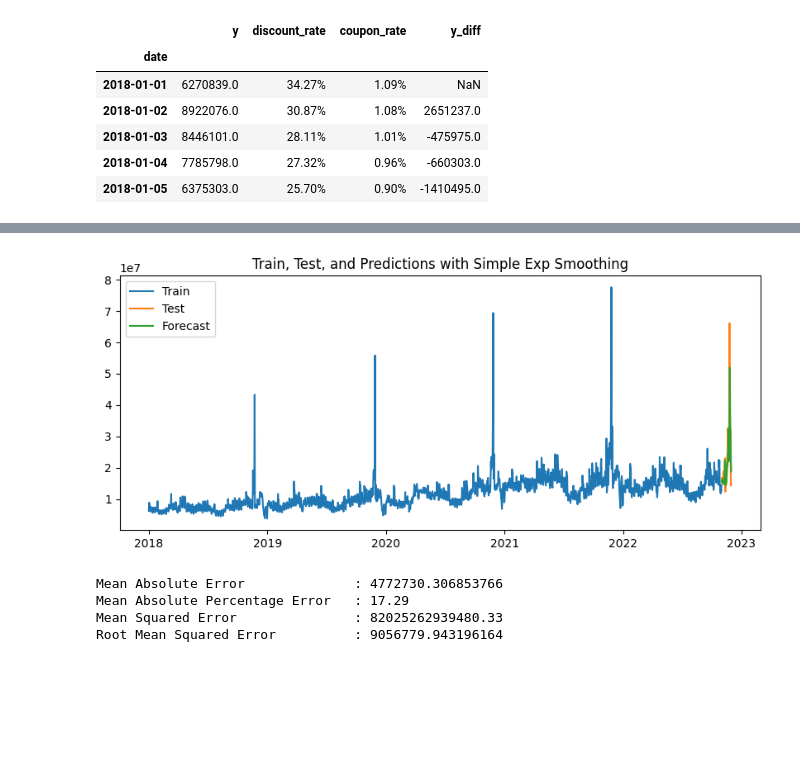
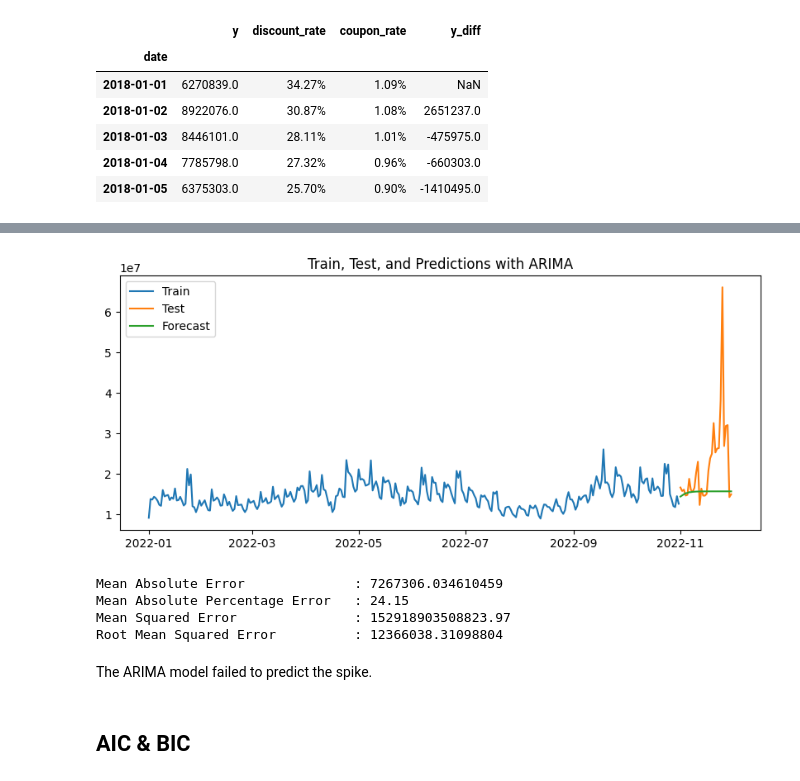
Before and after one commit to ReinerJasin/learn_time_series, a Jupyter notebook: project/7-ARIMA.ipynb, the cells around one changed output, grey strips where cells are left out. Cells and saved outputs as stored; diff of their text form; code cells hidden in the pictures; blank space fills up the shorter version.

```diff
--- a/project/7-ARIMA.ipynb
+++ b/project/7-ARIMA.ipynb
@@ -415,0 +371,24 @@ test.head()
+# %%
+# Pretty much equivalent of auto_arima my pmdarima
+import statsmodels.api as sm
+from statsmodels.tsa.stattools import adfuller
+from statsmodels.tsa.arima.model import ARIMA
+from statsmodels.tsa.stattools import arma_order_select_ic
+
+# STEP 1: Estimate best p, q (we'll manually determine d using ADF test)
+y = train['y']
+
+# STEP 2: Estimate d using Augmented Dickey-Fuller Test
+adf_result = adfuller(y)
+d = 0 if adf_result[1] < 0.05 else 1  # basic rule: if p-value < 0.05, data is stationary
+
+# STEP 3: Find best p and q using BIC or AIC
+order_selection = arma_order_select_ic(y.diff().dropna() if d == 1 else y,
+                                       ic='aic', max_ar=5, max_ma=5)
+p, q = order_selection.aic_min_order
+
+# STEP 4: Fit ARIMA model
+model = ARIMA(y, order=(p, d, q)).fit()
+
+# STEP 5: Summary
+print(model.summary())
@@ -415,0 +413,3 @@ test.head()
+# %%
+model = ARIMA(y, order=(5, 1, 2)).fit()
+print(model.summary())
@@ -415,0 +434,7 @@ test.head()
+# %%
+# Predict next len(test) steps into the future
+n_periods = len(test)
+predictions_arima = model.forecast(steps=n_periods)
+
+# Optional: Align index with test set
+predictions_arima.index = test.index  # if test has a datetime index
@@ -416,11 +461,12 @@ test.head()
 # %%
-model_assessment(train['y'], test['y'], predictions, 'Simple Exp Smoothing')
-# model_assessment(train, test, predictions_double, 'Double Exp Smoothing')
-# model_assessment(train, test, predictions_triple, 'Holt-Winters')
-# model_assessment(train['2022-06':], test, predictions_triple, 'Holt-Winters')
+model_assessment(train['y']['2022':], test['y'], predictions_arima, 'ARIMA')
 # %% [output]
-[figure, old version]
+[figure, new version]
-Mean Absolute Error              : 4772730.306853766
-Mean Absolute Percentage Error   : 17.29
-Mean Squared Error               : 82025262939480.33
-Root Mean Squared Error          : 9056779.943196164
+Mean Absolute Error              : 7267306.034610459
+Mean Absolute Percentage Error   : 24.15
+Mean Squared Error               : 152918903508823.97
+Root Mean Squared Error          : 12366038.31098804
+# %% [markdown]
+The ARIMA model failed to predict the spike.
+# %% [markdown]
+## AIC & BIC
```
Also changed, not shown: parts of 12 cells of this notebook.
